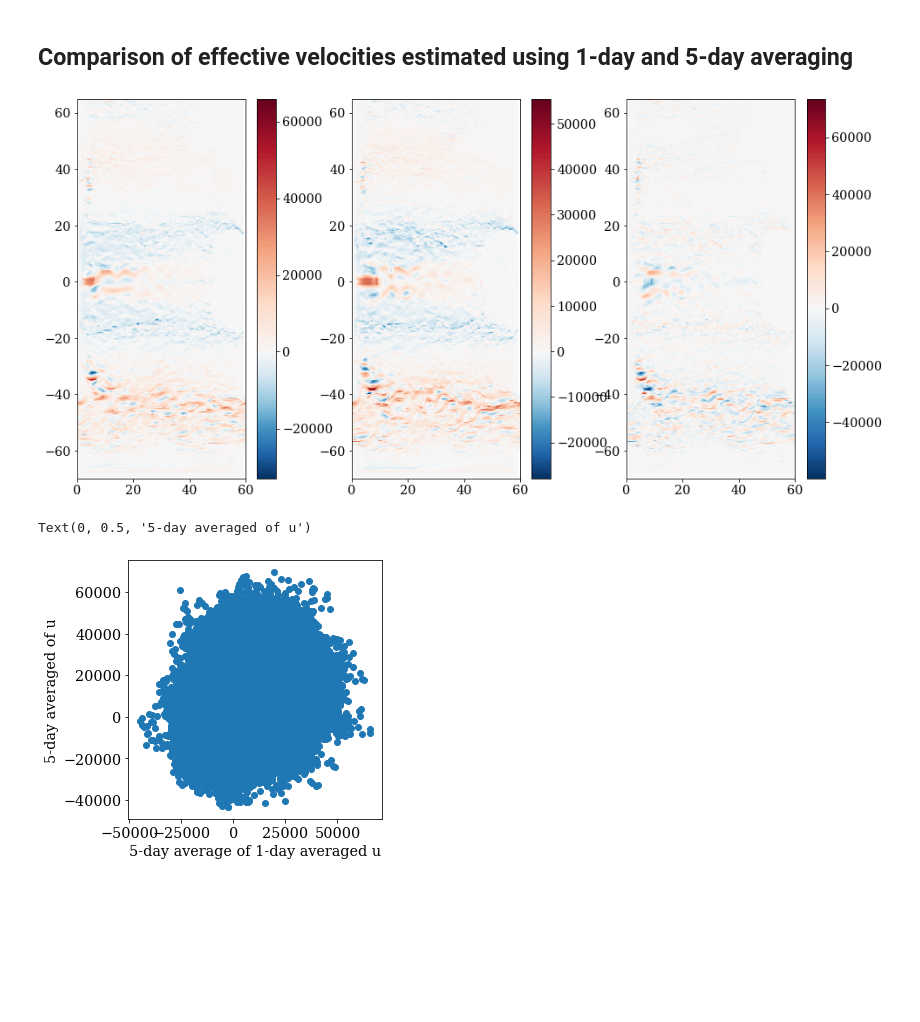
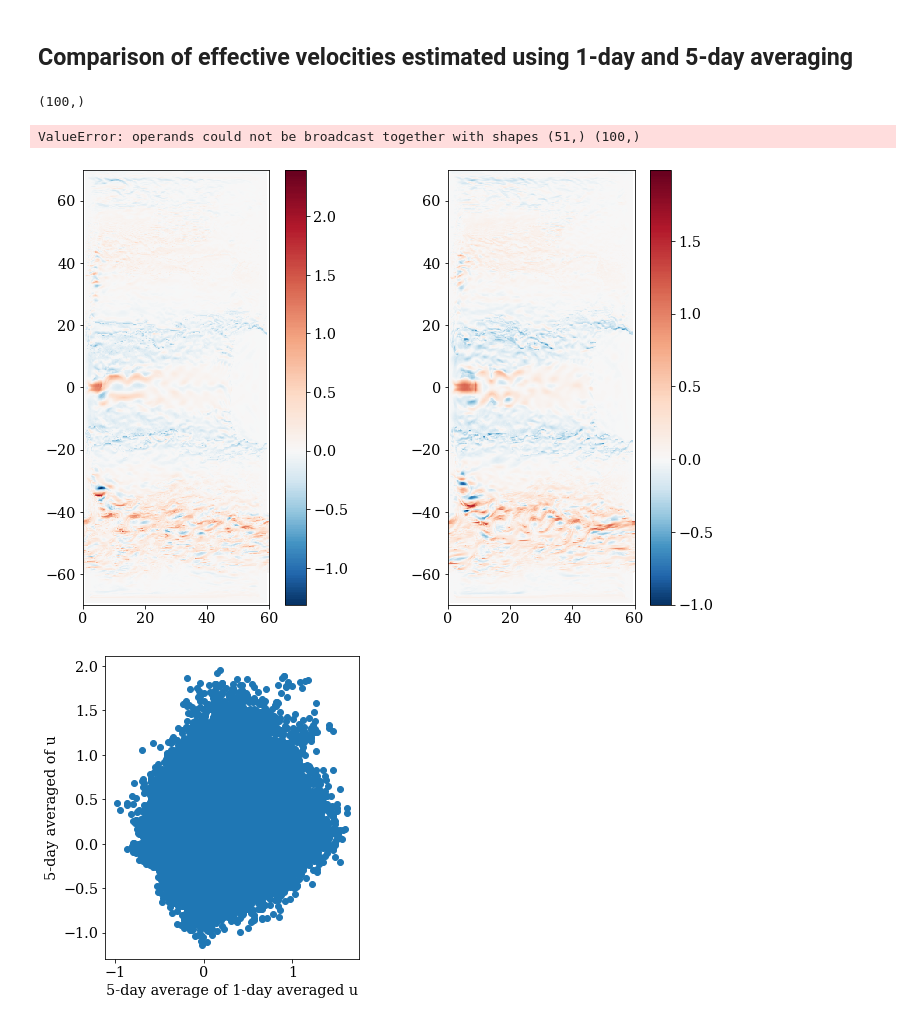
Before and after one commit to ocean-eddy-cpt/NeverWorld2, a Jupyter notebook: tests.ipynb, the cells around one changed output. Saved outputs shown, nothing was run; the diff lists cells and outputs as text; code cells hidden in the pictures; blank space fills up the shorter version.

```diff
--- a/tests.ipynb
+++ b/tests.ipynb
@@ -104,11 +104,11 @@ def interp_h_to_v(h):
 # %%
 # 1-day averaged effective zonal velocity
 h_at_u = interp_h_to_u(av1.h.astype(float).values) # m
-u_eff1 = (av1.uh.astype(float))/(h_at_u + 1e-20) # m^2/s (divide by st.dyCu to get the right units)
+u_eff1 = (av1.uh.astype(float))/(h_at_u*st.dyCu.values.astype(float) + 1e-20) # m/s (divide by st.dyCu [m] to get the right units)
 
 # 5-day averaged effective zonal velocity
 h_at_u = interp_h_to_u(av5.h.astype(float).values) # m
-u_eff5 = (av5.uh.astype(float))/(h_at_u + 1e-20) # m^2/s (divide by st.dyCu to get the right units)
+u_eff5 = (av5.uh.astype(float))/(h_at_u*st.dyCu.values.astype(float) + 1e-20) # m/s (divide by st.dyCu [m] to get the right units)
 
 # 500-day averaged zonal velocity
 u_lm = lm.u.sel(time=slice(start_time,end_time)).values[:,layer_no].astype(float).mean(axis=0)
@@ -143,32 +156,49 @@ u_temp1_5 = u_temp1.reshape((-1, group, lat_no, len(av1.xq.values))).mean(axis=1
+# %%
+u1_5_spatial_mean.shape
+time.shape
+# %% [output]
+(100,)
+# %%
+freqs1, psd1 = signal.welch(time,u1_5_spatial_mean)
+freqs5, psd5 = signal.welch(time,u5_spatial_mean)
+freqs, psd = signal.welch(time,u_spatial_mean)
+
+plt.figure(figsize=(10, 6))
+plt.semilogx(freqs, psd)
+plt.semilogx(freqs5, psd5)
+plt.semilogx(freqs1, psd1)
+plt.title('PSD: power spectral density')
+plt.legend(('Diagnosed surface u','5-day averaged u (effective)','5-day average of 1-day averaged u (effective)'))
+plt.xlabel('Frequency')
+plt.ylabel('Power')
+plt.tight_layout()
+# %% [output]
+ValueError: operands could not be broadcast together with shapes (51,) (100,)
 # %%
-plt.figure(figsize=(16,8))
-plt.subplot(1,3,1)
-plt.pcolormesh(av1.xq,av1.yh.values[:lat_no],u_temp1_5[0],norm=MidpointNormalize(midpoint=0.),cmap='RdBu_r')
+plt.figure(figsize=(12,8))
+plt.subplot(1,2,1)
+plt.pcolormesh(av1.xq,av1.yh,u_eff1[0,0],norm=MidpointNormalize(midpoint=0.),cmap='RdBu_r')
 plt.gca().set_aspect('equal', adjustable='box')
 plt.colorbar()
 
-plt.subplot(1,3,2)
-plt.pcolormesh(av1.xq,av1.yh.values[:lat_no],u_temp5[0],norm=MidpointNormalize(midpoint=0.),cmap='RdBu_r')
+plt.subplot(1,2,2)
+plt.pcolormesh(av1.xq,av1.yh,u_eff5[0,0],norm=MidpointNormalize(midpoint=0.),cmap='RdBu_r')
 plt.gca().set_aspect('equal', adjustable='box')
 plt.colorbar()
 
-plt.subplot(1,3,3)
-plt.pcolormesh(av1.xq,av1.yh.values[:lat_no],u_temp1_5[0]-u_temp5[0],norm=MidpointNormalize(midpoint=0.),cmap='RdBu_r')
-plt.gca().set_aspect('equal', adjustable='box')
-plt.colorbar()
 plt.savefig('Comparison_1_and_5_day_velocities.png', dpi=200,bbox_inches='tight',pad_inches=0)
 # %% [output]
-[figure, old version]
+[figure, new version]
 # %%
 plt.figure(figsize=(10,10))
 plt.subplot(1,2,1)
-plt.scatter(u_temp1_5,u_temp5)
+plt.scatter(u1_5,u5)
 plt.gca().set_aspect('equal', adjustable='box')
 plt.xlabel('5-day average of 1-day averaged u')
 plt.ylabel('5-day averaged of u')
+plt.gca().set_aspect('equal', adjustable='box')
 # %% [output]
-Text(0, 0.5, '5-day averaged of u')
-[figure, old version]
+[figure, new version]
 # %%
 time_avg = [1,2,4,5,10,20,25,50,100]
 difference = np.zeros((len(time_avg)))
```
Also changed, not shown: parts of 11 cells of this notebook.
